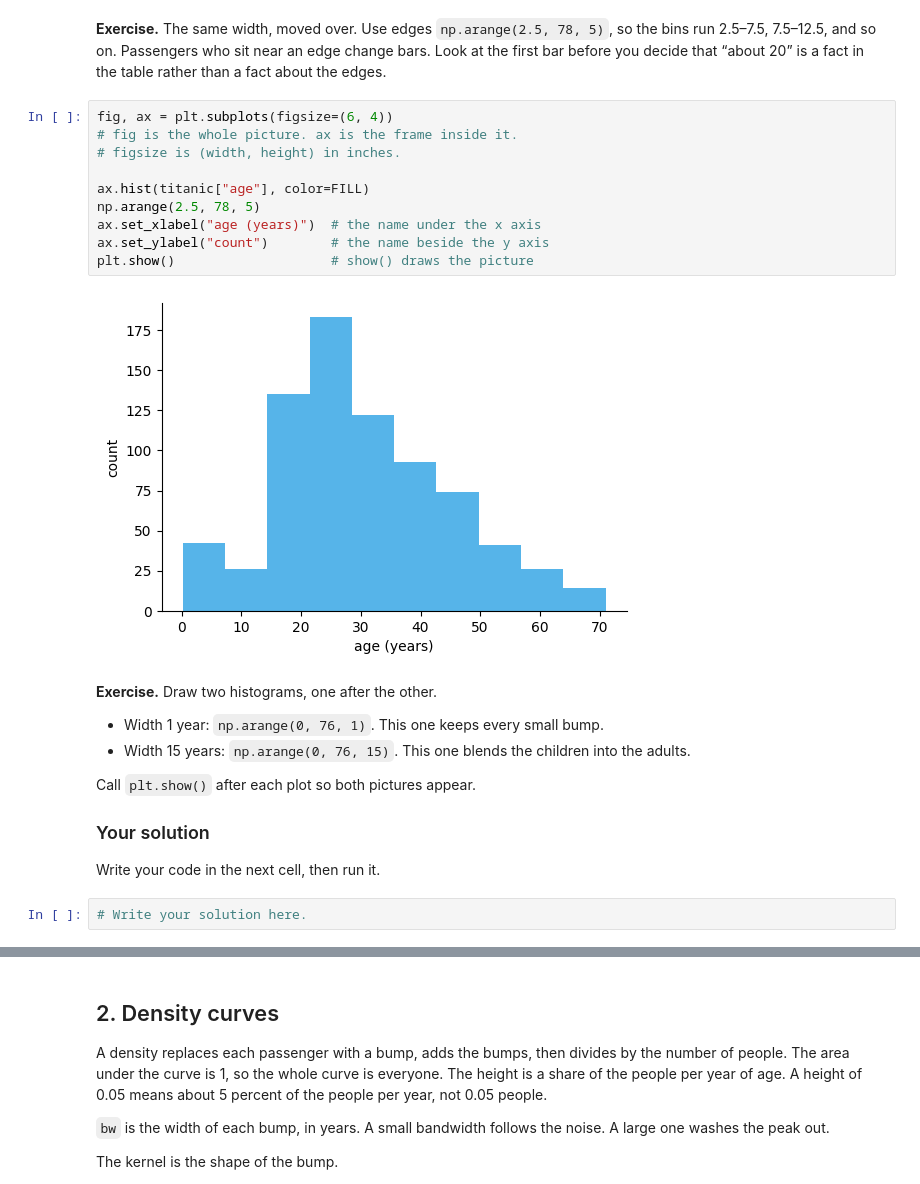
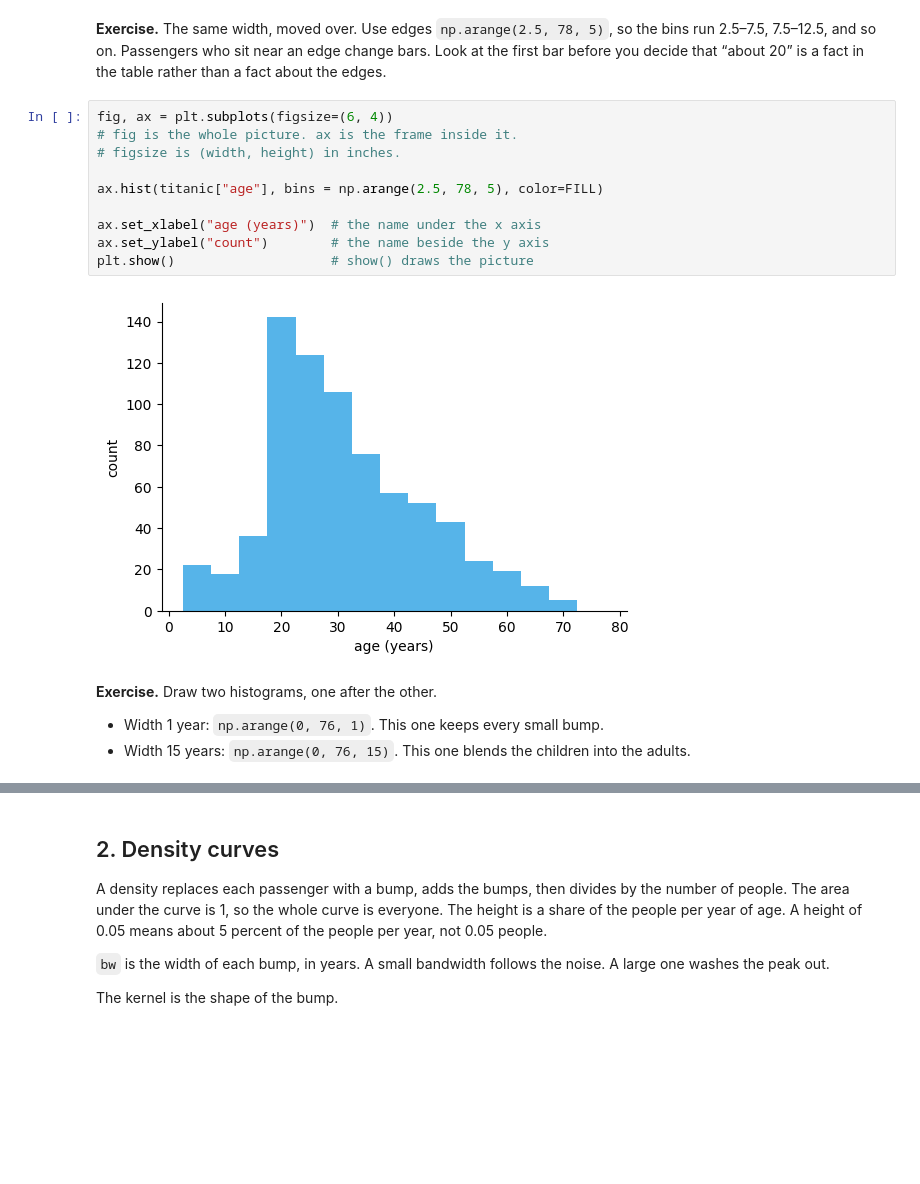
Before and after one commit to Alissa-Ouspen/data110_alissa, a Jupyter notebook: week5/class5_visualizing_distributions_Alissa.ipynb, the cells around one changed output, grey strips where cells are left out. Saved outputs shown, nothing was run; the diff lists cells and outputs as text; blank space fills up the shorter version.

```diff
--- a/week5/class5_visualizing_distributions_Alissa.ipynb
+++ b/week5/class5_visualizing_distributions_Alissa.ipynb
@@ -98,26 +98,17 @@ plt.show()                    # show() draws the picture
 # %%
 fig, ax = plt.subplots(figsize=(6, 4))
 # fig is the whole picture. ax is the frame inside it.
 # figsize is (width, height) in inches.
 
-ax.hist(titanic["age"], color=FILL)
-np.arange(2.5, 78, 5)
+ax.hist(titanic["age"], bins = np.arange(2.5, 78, 5), color=FILL)
+
 ax.set_xlabel("age (years)")  # the name under the x axis
 ax.set_ylabel("count")        # the name beside the y axis
 plt.show()                    # show() draws the picture
 # %% [output]
-[figure, old version]
+[figure, new version]
 # %% [markdown]
 **Exercise.** Draw two histograms, one after the other.
 
 - Width 1 year: `np.arange(0, 76, 1)`. This one keeps every small bump.
 - Width 15 years: `np.arange(0, 76, 15)`. This one blends the children into the adults.
-
-Call `plt.show()` after each plot so both pictures appear.
-
-
-### Your solution
-
-Write your code in the next cell, then run it.
-# %%
-# Write your solution here.
```
Also changed, not shown: parts of 3 cells of this notebook.
